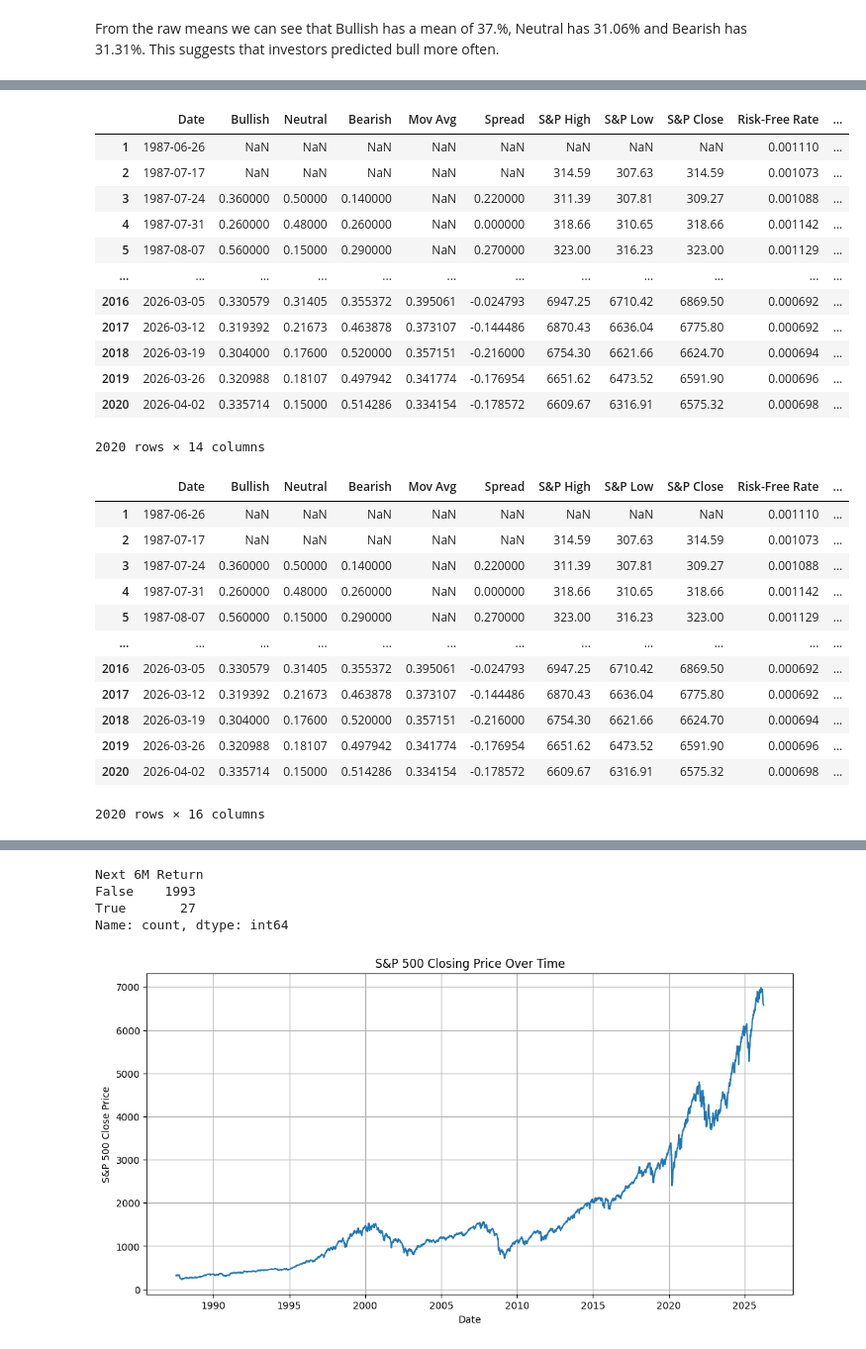
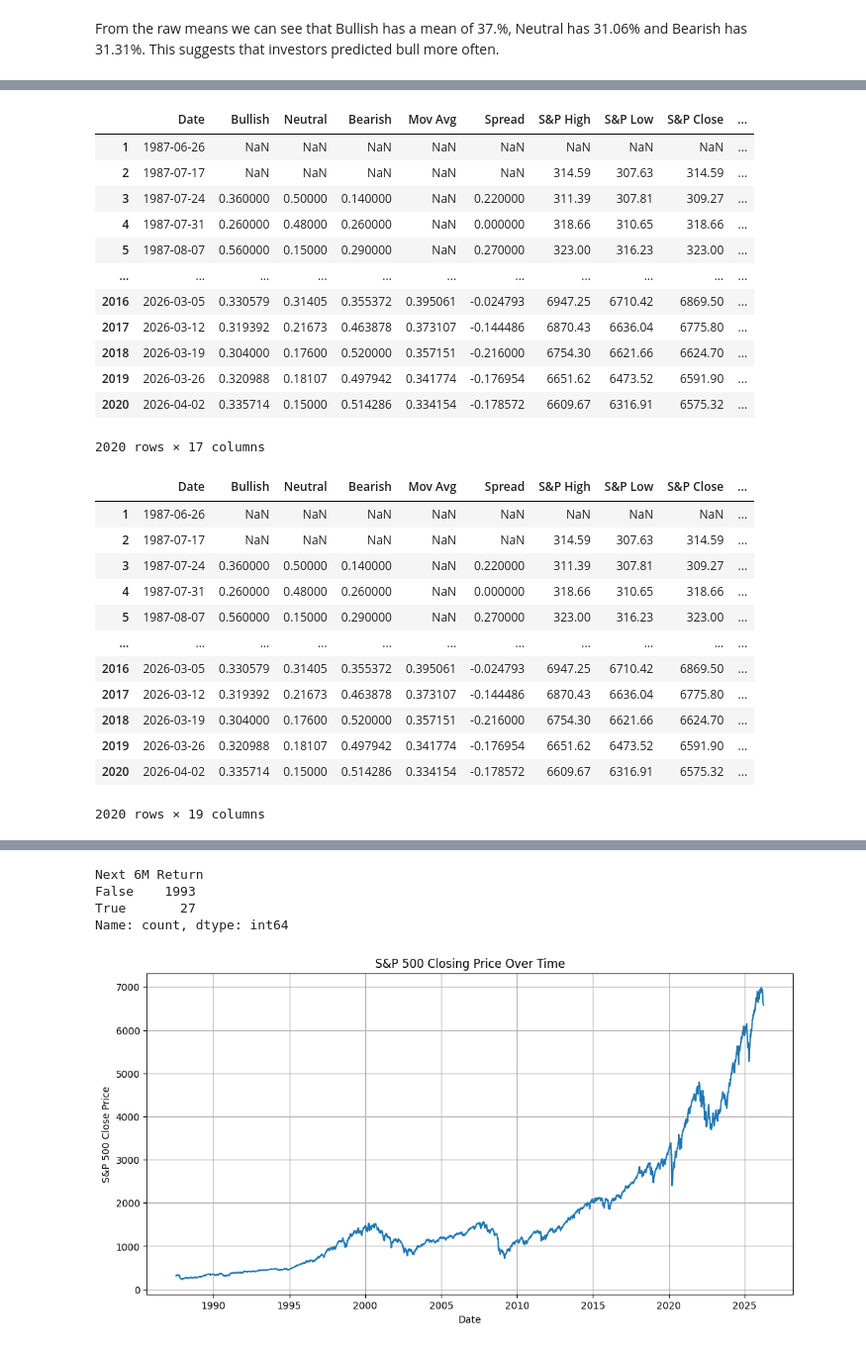
Before and after one commit to Zeke-CE/Investor-Sentiment-Model, a Jupyter notebook: efficient_market_analysis/main_notebook.ipynb, the cells around one changed output, grey strips where cells are left out. Shown at 99% size. Drawn from its saved outputs; the diff is of its cells as text; code cells hidden in the pictures.

```diff
--- a/efficient_market_analysis/main_notebook.ipynb
+++ b/efficient_market_analysis/main_notebook.ipynb
@@ -128,5 +129,13 @@ Date
 Length: 2020, dtype: float64
 # %%
-s_df['Risk-Free Rate'] = rf_data.to_numpy()
+s_df['3-Month Annual T-Bill Rate'] = rf_data.to_numpy()
+
+s_df['3-Month Semi-Annual T-Bill Rate'] = s_df['3-Month Annual T-Bill Rate']/2
+
+s_df['3-Month Monthly T-Bill Rate'] = s_df['3-Month Annual T-Bill Rate'] / 12
+
+s_df['3-Month Weekly T-Bill Rate'] = s_df['3-Month Annual T-Bill Rate'] / 52
+
+
 display(s_df)
 # %% [output]
@@ -195,50 +207,51 @@ plt.show()
 # %%
 s_df['Weekly Return'] = (s_df['S&P Close'].shift(-1)/s_df['S&P Close']) - 1 #forward weekly return
 
 s_df['Next 6M Return'] = (s_df['S&P Close'].shift(-26) / s_df['S&P Close']) - 1 #forward monthly return
 
-s_df['Excess Weekly Market Return'] = s_df['Weekly Return'] - s_df['Risk-Free Rate'] #excess foward weekly returns
+s_df['Excess Weekly Market Return'] = s_df['Weekly Return'] - s_df['3-Month Weekly T-Bill Rate'] #excess foward weekly returns
 
-s_df['Excess Next 6M Market Return'] = s_df['Next 6M Return'] - s_df['Risk-Free Rate'] #excess foward weekly returns
+s_df['Excess Next 6M Market Return'] = s_df['Next 6M Return'] - s_df['3-Month Semi-Annual T-Bill Rate'] #excess foward 6M returns
 
 display(s_df)
-
-#pd.to_pickle(s_df, f'data/{str(datetime.datetime.today())[:9]}_cleaned_sentiment_data.pkl')
 
 s_df['Market Weekly Return Direction'] = np.sign(s_df['Excess Weekly Market Return'])
 
 s_df['Market Next 6M Return Direction'] = np.sign(s_df['Excess Next 6M Market Return'])
+
+pd.to_pickle(s_df, f'data/{str(datetime.datetime.today())[:10]}_cleaned_sentiment_data.pkl')
+
 
 
 display(s_df)
 
 display(s_df.describe())
 
 display(s_df['Next 6M Return'].isna().value_counts())
 # %% [output]
-|  | Date | Bullish | Neutral | Bearish | Mov Avg | Spread | S&P High | S&P Low | S&P Close | Risk-Free Rate | ... |
-| 1 | 1987-06-26 | NaN | NaN | NaN | NaN | NaN | NaN | NaN | NaN | 0.001110 | ... |
-| 2 | 1987-07-17 | NaN | NaN | NaN | NaN | NaN | 314.59 | 307.63 | 314.59 | 0.001073 | ... |
-| 3 | 1987-07-24 | 0.360000 | 0.50000 | 0.140000 | NaN | 0.220000 | 311.39 | 307.81 | 309.27 | 0.001088 | ... |
-| 4 | 1987-07-31 | 0.260000 | 0.48000 | 0.260000 | NaN | 0.000000 | 318.66 | 310.65 | 318.66 | 0.001142 | ... |
-| 5 | 1987-08-07 | 0.560000 | 0.15000 | 0.290000 | NaN | 0.270000 | 323.00 | 316.23 | 323.00 | 0.001129 | ... |
-| ... | ... | ... | ... | ... | ... | ... | ... | ... | ... | ... | ... |
-| 2016 | 2026-03-05 | 0.330579 | 0.31405 | 0.355372 | 0.395061 | -0.024793 | 6947.25 | 6710.42 | 6869.50 | 0.000692 | ... |
-| 2017 | 2026-03-12 | 0.319392 | 0.21673 | 0.463878 | 0.373107 | -0.144486 | 6870.43 | 6636.04 | 6775.80 | 0.000692 | ... |
-| 2018 | 2026-03-19 | 0.304000 | 0.17600 | 0.520000 | 0.357151 | -0.216000 | 6754.30 | 6621.66 | 6624.70 | 0.000694 | ... |
-| 2019 | 2026-03-26 | 0.320988 | 0.18107 | 0.497942 | 0.341774 | -0.176954 | 6651.62 | 6473.52 | 6591.90 | 0.000696 | ... |
-| 2020 | 2026-04-02 | 0.335714 | 0.15000 | 0.514286 | 0.334154 | -0.178572 | 6609.67 | 6316.91 | 6575.32 | 0.000698 | ... |
+|  | Date | Bullish | Neutral | Bearish | Mov Avg | Spread | S&P High | S&P Low | S&P Close | ... |
+| 1 | 1987-06-26 | NaN | NaN | NaN | NaN | NaN | NaN | NaN | NaN | ... |
+| 2 | 1987-07-17 | NaN | NaN | NaN | NaN | NaN | 314.59 | 307.63 | 314.59 | ... |
+| 3 | 1987-07-24 | 0.360000 | 0.50000 | 0.140000 | NaN | 0.220000 | 311.39 | 307.81 | 309.27 | ... |
+| 4 | 1987-07-31 | 0.260000 | 0.48000 | 0.260000 | NaN | 0.000000 | 318.66 | 310.65 | 318.66 | ... |
+| 5 | 1987-08-07 | 0.560000 | 0.15000 | 0.290000 | NaN | 0.270000 | 323.00 | 316.23 | 323.00 | ... |
+| ... | ... | ... | ... | ... | ... | ... | ... | ... | ... | ... |
+| 2016 | 2026-03-05 | 0.330579 | 0.31405 | 0.355372 | 0.395061 | -0.024793 | 6947.25 | 6710.42 | 6869.50 | ... |
+| 2017 | 2026-03-12 | 0.319392 | 0.21673 | 0.463878 | 0.373107 | -0.144486 | 6870.43 | 6636.04 | 6775.80 | ... |
+| 2018 | 2026-03-19 | 0.304000 | 0.17600 | 0.520000 | 0.357151 | -0.216000 | 6754.30 | 6621.66 | 6624.70 | ... |
+| 2019 | 2026-03-26 | 0.320988 | 0.18107 | 0.497942 | 0.341774 | -0.176954 | 6651.62 | 6473.52 | 6591.90 | ... |
+| 2020 | 2026-04-02 | 0.335714 | 0.15000 | 0.514286 | 0.334154 | -0.178572 | 6609.67 | 6316.91 | 6575.32 | ... |
-2020 rows × 14 columns
+2020 rows × 17 columns
-|  | Date | Bullish | Neutral | Bearish | Mov Avg | Spread | S&P High | S&P Low | S&P Close | Risk-Free Rate | ... |
-| 1 | 1987-06-26 | NaN | NaN | NaN | NaN | NaN | NaN | NaN | NaN | 0.001110 | ... |
-| 2 | 1987-07-17 | NaN | NaN | NaN | NaN | NaN | 314.59 | 307.63 | 314.59 | 0.001073 | ... |
-| 3 | 1987-07-24 | 0.360000 | 0.50000 | 0.140000 | NaN | 0.220000 | 311.39 | 307.81 | 309.27 | 0.001088 | ... |
-| 4 | 1987-07-31 | 0.260000 | 0.48000 | 0.260000 | NaN | 0.000000 | 318.66 | 310.65 | 318.66 | 0.001142 | ... |
-| 5 | 1987-08-07 | 0.560000 | 0.15000 | 0.290000 | NaN | 0.270000 | 323.00 | 316.23 | 323.00 | 0.001129 | ... |
-| ... | ... | ... | ... | ... | ... | ... | ... | ... | ... | ... | ... |
-| 2016 | 2026-03-05 | 0.330579 | 0.31405 | 0.355372 | 0.395061 | -0.024793 | 6947.25 | 6710.42 | 6869.50 | 0.000692 | ... |
-| 2017 | 2026-03-12 | 0.319392 | 0.21673 | 0.463878 | 0.373107 | -0.144486 | 6870.43 | 6636.04 | 6775.80 | 0.000692 | ... |
-| 2018 | 2026-03-19 | 0.304000 | 0.17600 | 0.520000 | 0.357151 | -0.216000 | 6754.30 | 6621.66 | 6624.70 | 0.000694 | ... |
-| 2019 | 2026-03-26 | 0.320988 | 0.18107 | 0.497942 | 0.341774 | -0.176954 | 6651.62 | 6473.52 | 6591.90 | 0.000696 | ... |
-| 2020 | 2026-04-02 | 0.335714 | 0.15000 | 0.514286 | 0.334154 | -0.178572 | 6609.67 | 6316.91 | 6575.32 | 0.000698 | ... |
+|  | Date | Bullish | Neutral | Bearish | Mov Avg | Spread | S&P High | S&P Low | S&P Close | ... |
+| 1 | 1987-06-26 | NaN | NaN | NaN | NaN | NaN | NaN | NaN | NaN | ... |
+| 2 | 1987-07-17 | NaN | NaN | NaN | NaN | NaN | 314.59 | 307.63 | 314.59 | ... |
+| 3 | 1987-07-24 | 0.360000 | 0.50000 | 0.140000 | NaN | 0.220000 | 311.39 | 307.81 | 309.27 | ... |
+| 4 | 1987-07-31 | 0.260000 | 0.48000 | 0.260000 | NaN | 0.000000 | 318.66 | 310.65 | 318.66 | ... |
+| 5 | 1987-08-07 | 0.560000 | 0.15000 | 0.290000 | NaN | 0.270000 | 323.00 | 316.23 | 323.00 | ... |
+| ... | ... | ... | ... | ... | ... | ... | ... | ... | ... | ... |
+| 2016 | 2026-03-05 | 0.330579 | 0.31405 | 0.355372 | 0.395061 | -0.024793 | 6947.25 | 6710.42 | 6869.50 | ... |
+| 2017 | 2026-03-12 | 0.319392 | 0.21673 | 0.463878 | 0.373107 | -0.144486 | 6870.43 | 6636.04 | 6775.80 | ... |
+| 2018 | 2026-03-19 | 0.304000 | 0.17600 | 0.520000 | 0.357151 | -0.216000 | 6754.30 | 6621.66 | 6624.70 | ... |
+| 2019 | 2026-03-26 | 0.320988 | 0.18107 | 0.497942 | 0.341774 | -0.176954 | 6651.62 | 6473.52 | 6591.90 | ... |
+| 2020 | 2026-04-02 | 0.335714 | 0.15000 | 0.514286 | 0.334154 | -0.178572 | 6609.67 | 6316.91 | 6575.32 | ... |
-2020 rows × 16 columns
+2020 rows × 19 columns
```
Also changed, not shown: parts of 33 cells of this notebook, 7 other files.
